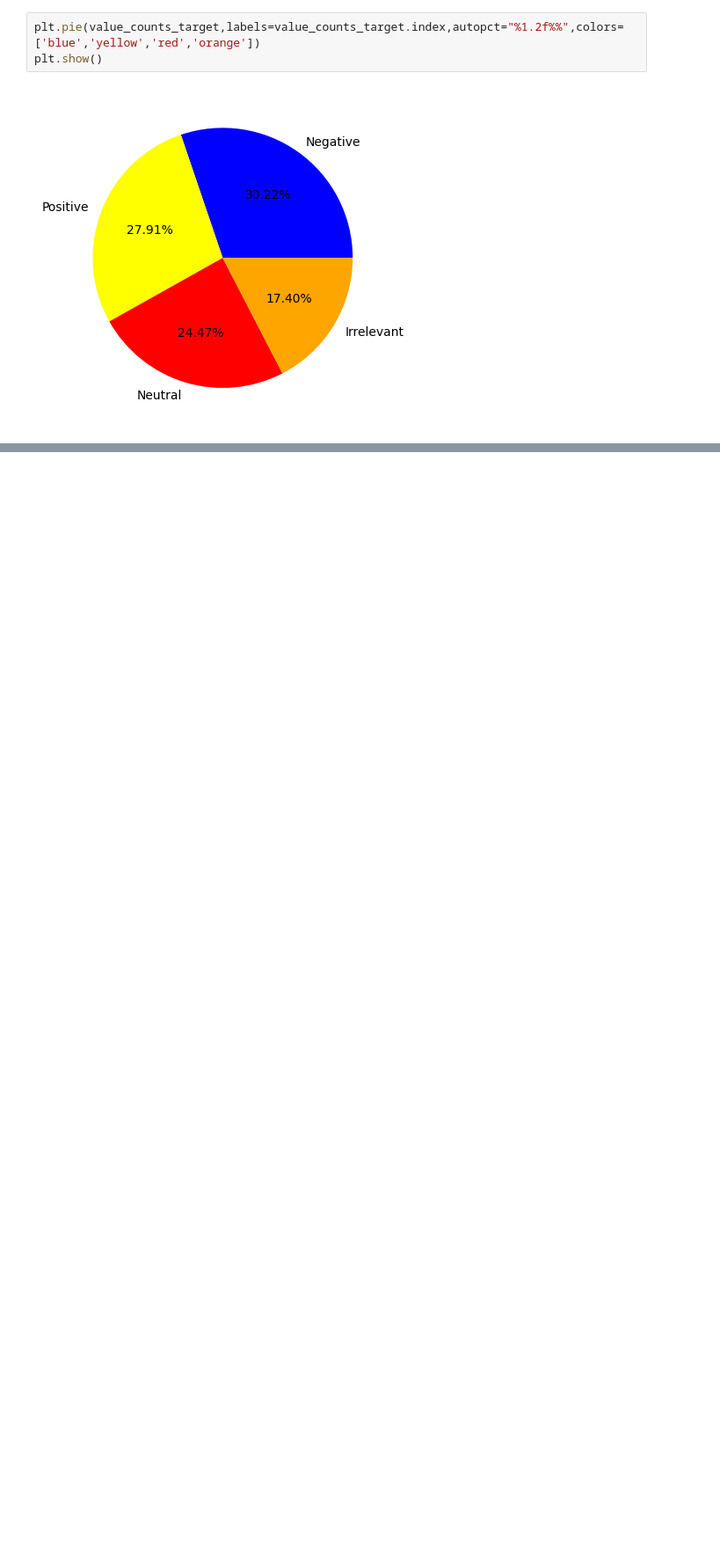
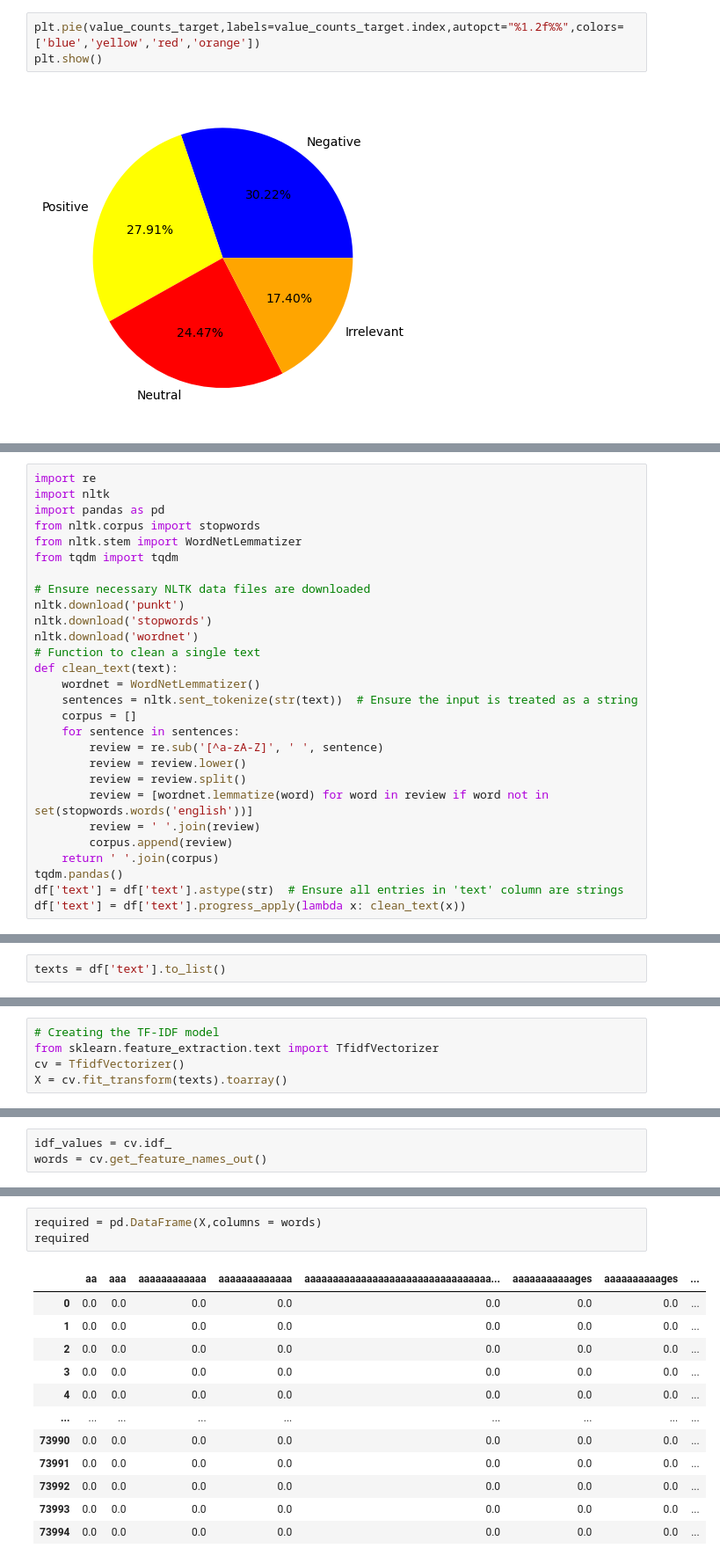
Before and after one commit to RudraShankhaNandy/PRASUNET_DS_Intern, a Jupyter notebook: TASK_04/task4.ipynb, the cells around one changed output, grey strips where cells are left out. Shown at 88% size. Cells and saved outputs as stored; diff of their text form; blank space fills up the shorter version.

```diff
--- a/TASK_04/task4.ipynb
+++ b/TASK_04/task4.ipynb
@@ -120,0 +118,28 @@ plt.show()
+# %%
+import re
+import nltk
+import pandas as pd
+from nltk.corpus import stopwords
+from nltk.stem import WordNetLemmatizer
+from tqdm import tqdm
+
+# Ensure necessary NLTK data files are downloaded
+nltk.download('punkt')
+nltk.download('stopwords')
+nltk.download('wordnet')
+# Function to clean a single text
+def clean_text(text):
+    wordnet = WordNetLemmatizer()
+    sentences = nltk.sent_tokenize(str(text))  # Ensure the input is treated as a string
+    corpus = []
+    for sentence in sentences:
+        review = re.sub('[^a-zA-Z]', ' ', sentence)
+        review = review.lower()
+        review = review.split()
+        review = [wordnet.lemmatize(word) for word in review if word not in set(stopwords.words('english'))]
+        review = ' '.join(review)
+        corpus.append(review)
+    return ' '.join(corpus)
+tqdm.pandas()
+df['text'] = df['text'].astype(str)  # Ensure all entries in 'text' column are strings
+df['text'] = df['text'].progress_apply(lambda x: clean_text(x))
@@ -120,0 +172,2 @@ plt.show()
+# %%
+texts = df['text'].to_list()
@@ -120,0 +178,5 @@ plt.show()
+# %%
+# Creating the TF-IDF model
+from sklearn.feature_extraction.text import TfidfVectorizer
+cv = TfidfVectorizer()
+X = cv.fit_transform(texts).toarray()
@@ -120,0 +193,3 @@ plt.show()
+# %%
+idf_values = cv.idf_
+words = cv.get_feature_names_out()
@@ -120,0 +237,16 @@ plt.show()
+# %%
+required = pd.DataFrame(X,columns = words)
+required
+# %% [output]
+|  | aa | aaa | aaaaaaaaaaaa | aaaaaaaaaaaaa | aaaaaaaaaaaaaaaaaaaaaaaaaaaaaaaaa... | aaaaaaaaaaages | aaaaaaaaaages | ... |
+| 0 | 0.0 | 0.0 | 0.0 | 0.0 | 0.0 | 0.0 | 0.0 | ... |
+| 1 | 0.0 | 0.0 | 0.0 | 0.0 | 0.0 | 0.0 | 0.0 | ... |
+| 2 | 0.0 | 0.0 | 0.0 | 0.0 | 0.0 | 0.0 | 0.0 | ... |
+| 3 | 0.0 | 0.0 | 0.0 | 0.0 | 0.0 | 0.0 | 0.0 | ... |
+| 4 | 0.0 | 0.0 | 0.0 | 0.0 | 0.0 | 0.0 | 0.0 | ... |
+| ... | ... | ... | ... | ... | ... | ... | ... | ... |
+| 73990 | 0.0 | 0.0 | 0.0 | 0.0 | 0.0 | 0.0 | 0.0 | ... |
+| 73991 | 0.0 | 0.0 | 0.0 | 0.0 | 0.0 | 0.0 | 0.0 | ... |
+| 73992 | 0.0 | 0.0 | 0.0 | 0.0 | 0.0 | 0.0 | 0.0 | ... |
+| 73993 | 0.0 | 0.0 | 0.0 | 0.0 | 0.0 | 0.0 | 0.0 | ... |
+| 73994 | 0.0 | 0.0 | 0.0 | 0.0 | 0.0 | 0.0 | 0.0 | ... |
```
Also changed, not shown: parts of 15 cells of this notebook.
